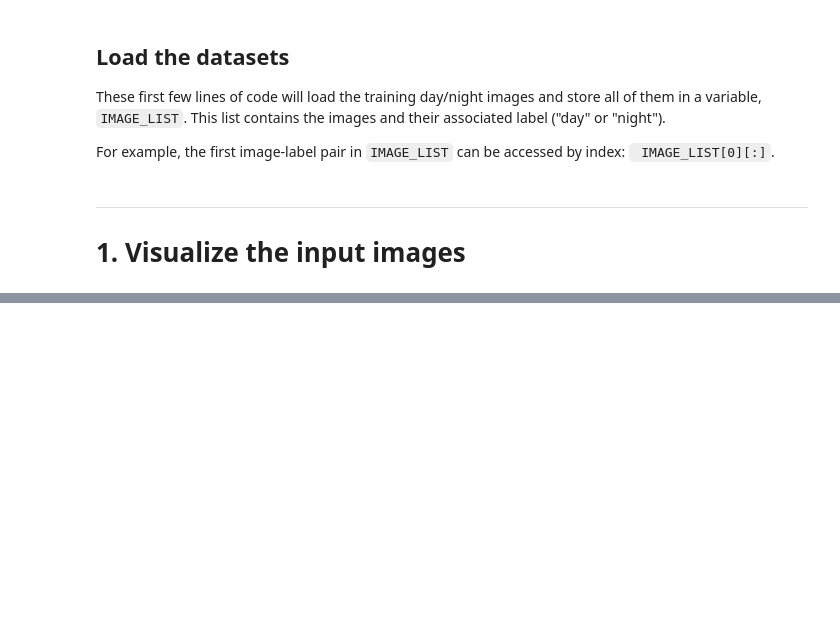
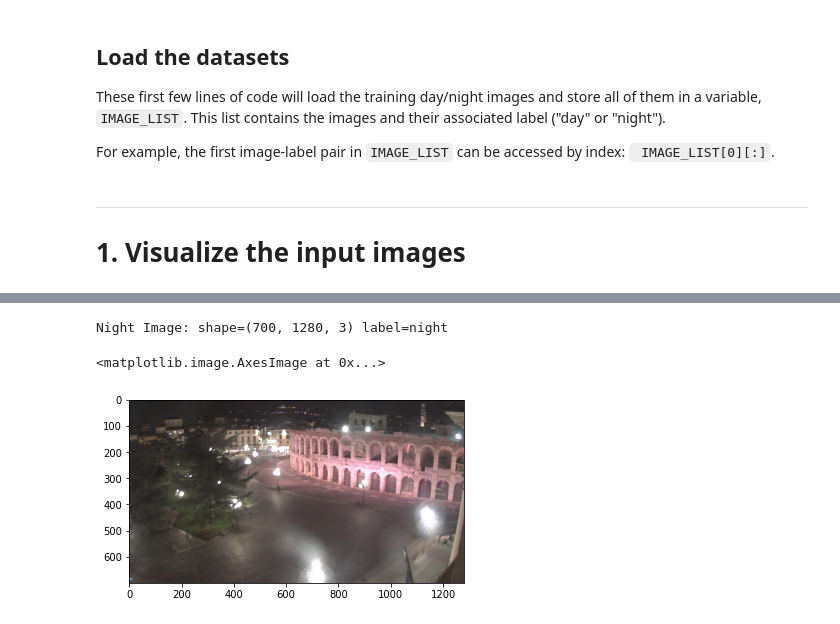
Before and after one commit to ken-power/CVND-ComputerVisionExercises, a Jupyter notebook: 1_1_Image_Representation/6_1. Visualizing the Data.ipynb, the cells around one changed output, grey strips where cells are left out. Saved outputs shown, nothing was run; the diff lists cells and outputs as text; code cells hidden in the pictures; blank space fills up the shorter version.

```diff
--- a/1_1_Image_Representation/6_1. Visualizing the Data.ipynb
+++ b/1_1_Image_Representation/6_1. Visualizing the Data.ipynb
@@ -62,0 +66,22 @@ selected_label = IMAGE_LIST[image_index][1]
+# %%
+# Display a night image
+
+# Note the differences between the day and night images
+# Any measurable differences can be used to classify these images
+night_image_index = 0
+for img in IMAGE_LIST:
+    if IMAGE_LIST[image_index][1] == 'night':
+        night_image_index = image_index
+        break
+    else:
+        image_index += 1
+
+night_image = IMAGE_LIST[night_image_index][0]
+night_image_label = IMAGE_LIST[night_image_index][1]
+print("Night Image: shape={} label={}".format(night_image.shape, night_image_label))
+
+plt.imshow(night_image)
+# %% [output]
+Night Image: shape=(700, 1280, 3) label=night
+<matplotlib.image.AxesImage at 0x...>
+[figure, added]
```
Also changed, not shown: parts of 1 cell of this notebook.
